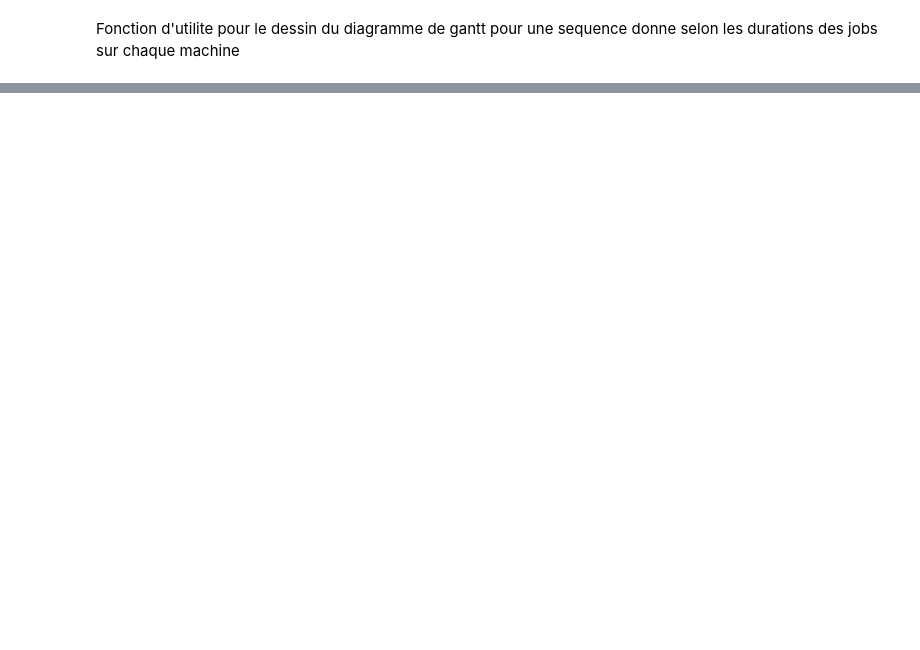
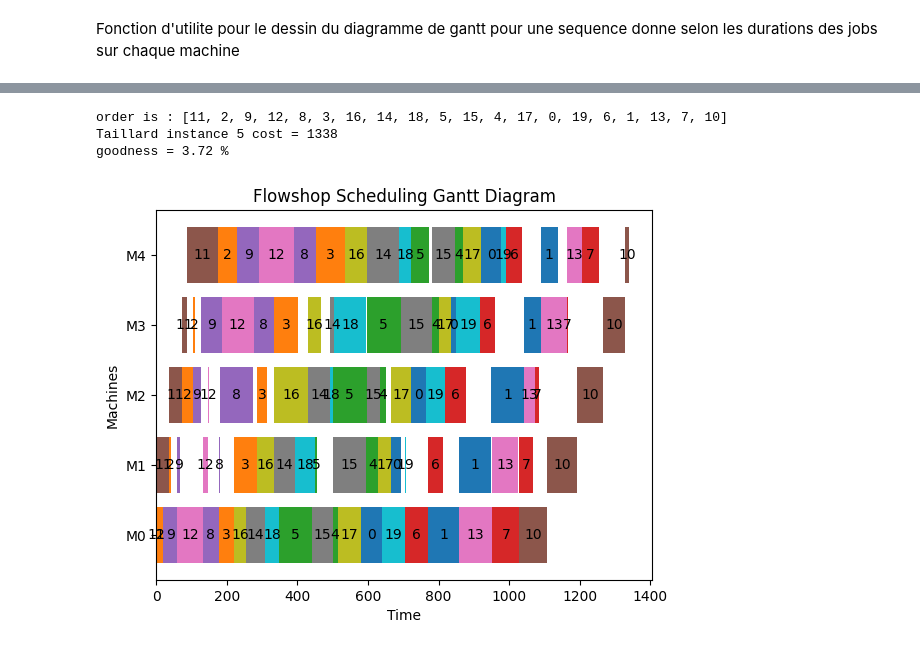
Before and after one commit to RamdhanZiane/graph-optimization-methods, a Jupyter notebook: Heuristics.ipynb, the cells around one changed output, grey strips where cells are left out. Cells and saved outputs as stored; diff of their text form; code cells hidden in the pictures; blank space fills up the shorter version.

```diff
--- a/Heuristics.ipynb
+++ b/Heuristics.ipynb
@@ -409,0 +505,15 @@ L'application de branch and bound sur des datasets de taille petite(<15) nous am
+# %%
+# ============================== taillard 5 ==============================
+data = np.array(taillard[4]['jobs'])
+order = palmer_heuristic(data)
+cost = evaluate_sequence(order, data)
+print(f"order is : {order}")
+print(f"Taillard instance 5 cost = {cost}")
+goodness = ((cost - taillard[1]['lower_bound']) / taillard[1]['lower_bound'])*100
+print(f"goodness = {goodness:.2f} %")
+plot_gantt(np.array(data), order)
+# %% [output]
+order is : [11, 2, 9, 12, 8, 3, 16, 14, 18, 5, 15, 4, 17, 0, 19, 6, 1, 13, 7, 10]
+Taillard instance 5 cost = 1338
+goodness = 3.72 %
+[figure, added]
```
Also changed, not shown: parts of 75 cells of this notebook, 3 other files.
